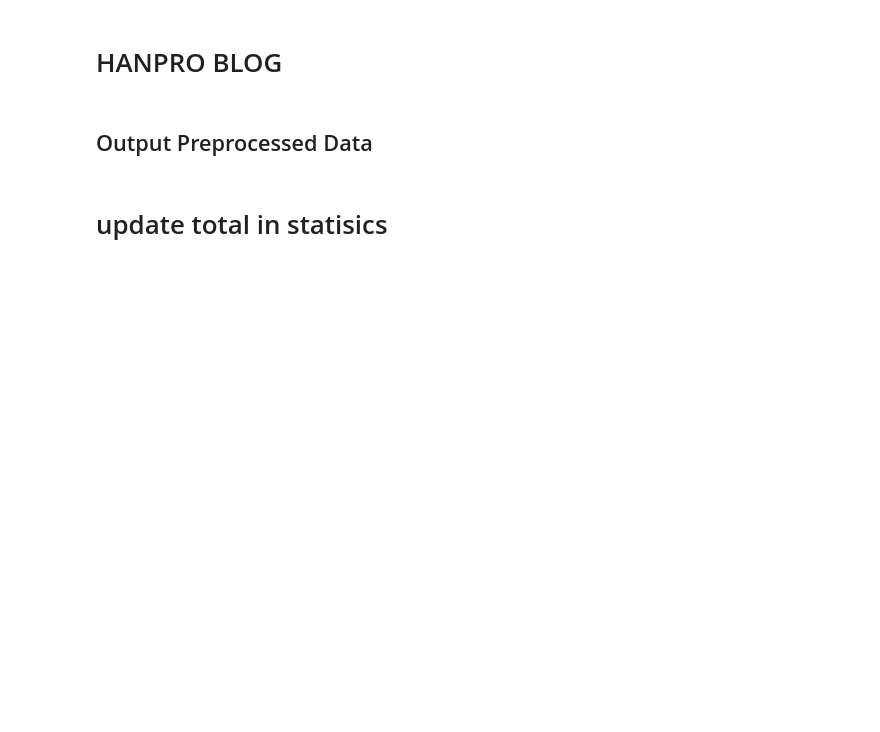
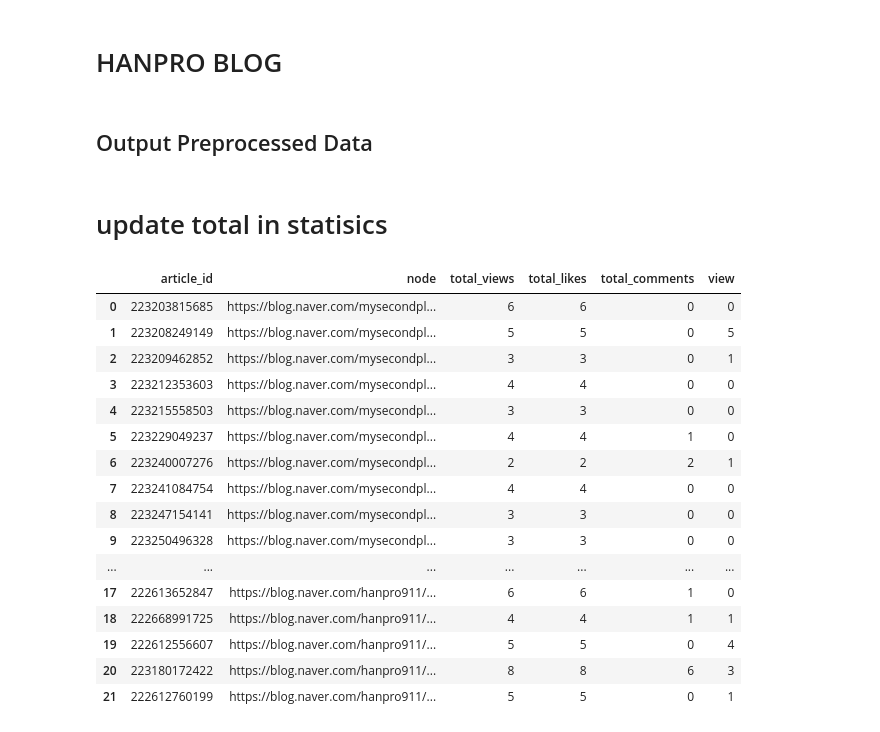
Before and after one commit to kang00111/funnel_test, a Jupyter notebook: Crawler for BlogStatistics_3.ipynb, the cells around one changed output. Saved outputs shown, nothing was run; the diff lists cells and outputs as text; code cells hidden in the pictures; blank space fills up the shorter version.

```diff
--- a/Crawler for BlogStatistics_3.ipynb
+++ b/Crawler for BlogStatistics_3.ipynb
@@ -476,4 +554,24 @@ state_han=pd.DataFrame(article_data_han).T
 df_state= pd.concat([state_msp, state_han])
+# %%
+df_state
+# %% [output]
+|  | article_id | node | total_views | total_likes | total_comments | view |
+| 0 | 223203815685 | https://blog.naver.com/mysecondpl... | 6 | 6 | 0 | 0 |
+| 1 | 223208249149 | https://blog.naver.com/mysecondpl... | 5 | 5 | 0 | 5 |
+| 2 | 223209462852 | https://blog.naver.com/mysecondpl... | 3 | 3 | 0 | 1 |
+| 3 | 223212353603 | https://blog.naver.com/mysecondpl... | 4 | 4 | 0 | 0 |
+| 4 | 223215558503 | https://blog.naver.com/mysecondpl... | 3 | 3 | 0 | 0 |
+| 5 | 223229049237 | https://blog.naver.com/mysecondpl... | 4 | 4 | 1 | 0 |
+| 6 | 223240007276 | https://blog.naver.com/mysecondpl... | 2 | 2 | 2 | 1 |
+| 7 | 223241084754 | https://blog.naver.com/mysecondpl... | 4 | 4 | 0 | 0 |
+| 8 | 223247154141 | https://blog.naver.com/mysecondpl... | 3 | 3 | 0 | 0 |
+| 9 | 223250496328 | https://blog.naver.com/mysecondpl... | 3 | 3 | 0 | 0 |
+| ... | ... | ... | ... | ... | ... | ... |
+| 17 | 222613652847 | https://blog.naver.com/hanpro911/... | 6 | 6 | 1 | 0 |
+| 18 | 222668991725 | https://blog.naver.com/hanpro911/... | 4 | 4 | 1 | 1 |
+| 19 | 222612556607 | https://blog.naver.com/hanpro911/... | 5 | 5 | 0 | 4 |
+| 20 | 223180172422 | https://blog.naver.com/hanpro911/... | 8 | 8 | 6 | 3 |
+| 21 | 222612760199 | https://blog.naver.com/hanpro911/... | 5 | 5 | 0 | 1 |
 # %%
 # df_stat과 df_state를 contents_url을 기준으로 left join 수행
 df_stat_updated = pd.merge(df_stat, df_state, on='node', how='left')
```
Also changed, not shown: parts of 21 cells of this notebook.
